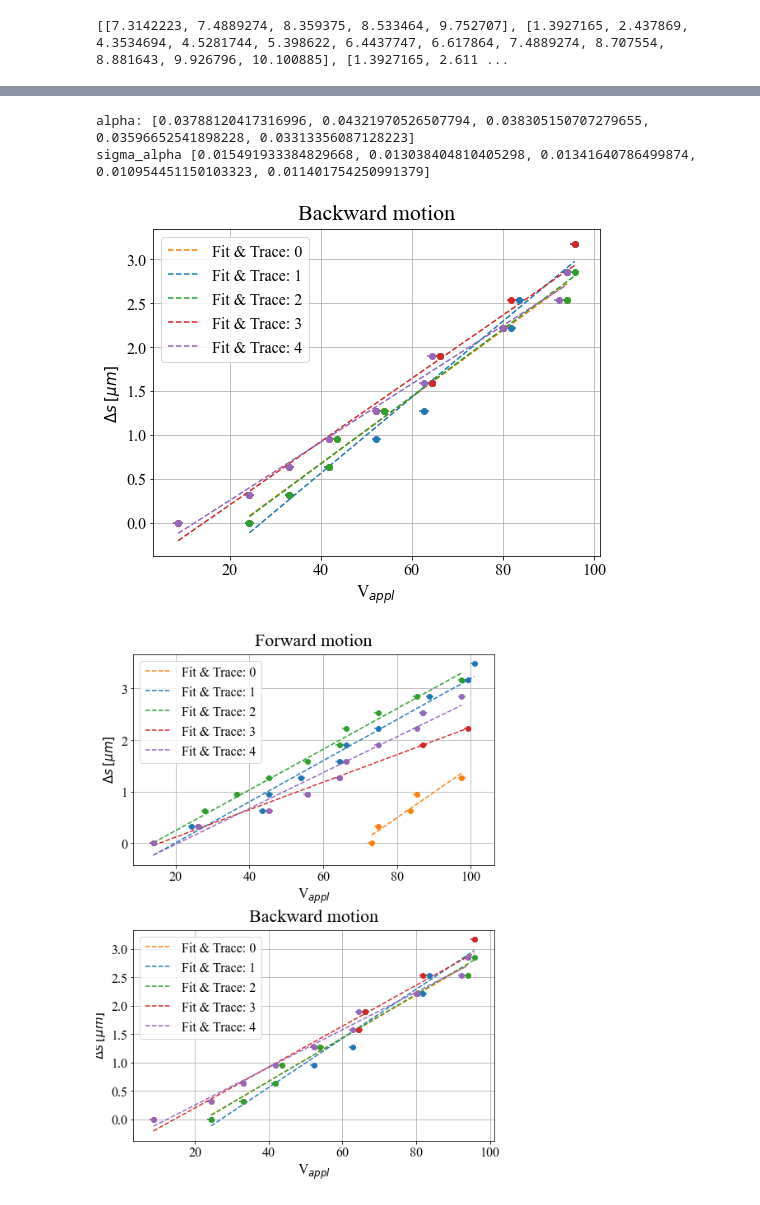
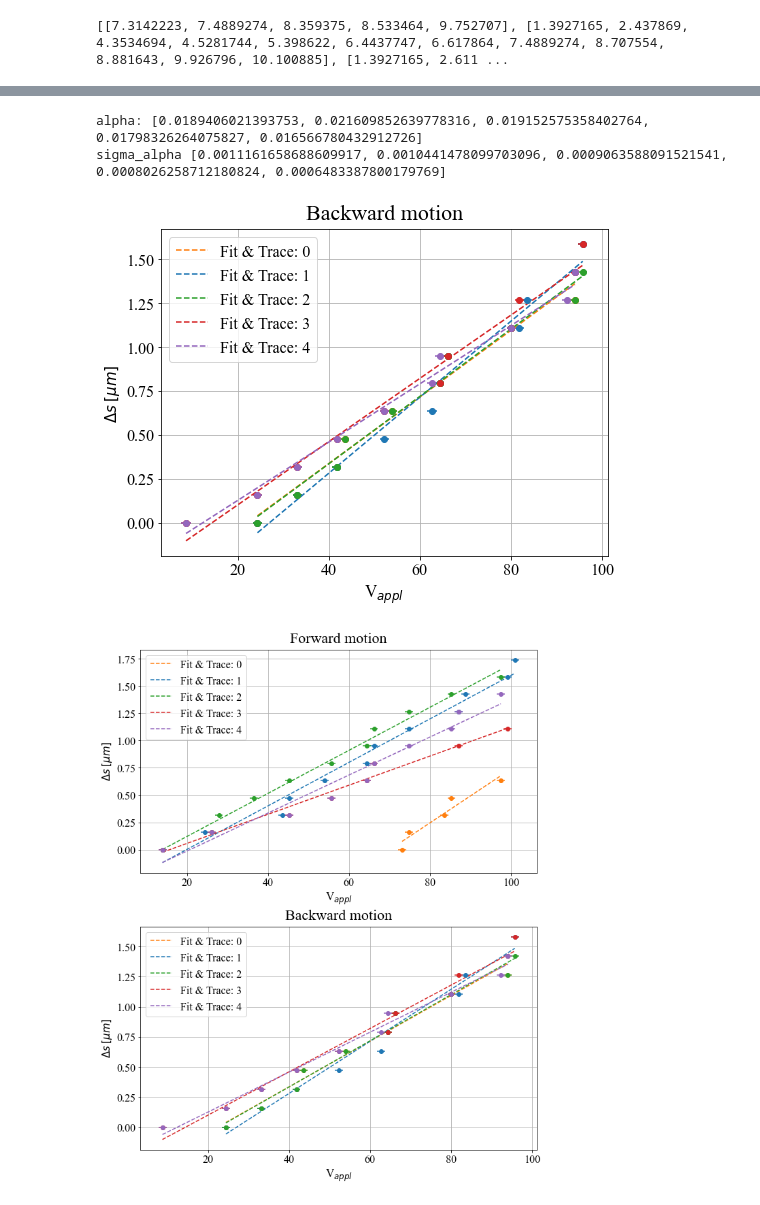
Before and after one commit to Neub28/Experimentel-Physics-2, a Jupyter notebook: Michelson-interferometer/Nicolai/Databehandling dag 1.ipynb, the cells around one changed output, grey strips where cells are left out. Saved outputs shown, nothing was run; the diff lists cells and outputs as text; code cells hidden in the pictures.

```diff
--- a/Michelson-interferometer/Nicolai/Databehandling dag 1.ipynb
+++ b/Michelson-interferometer/Nicolai/Databehandling dag 1.ipynb
@@ -476,7 +478,6 @@ print(forward_extrema)
 # %%
 fig, ax = plt.subplots(figsize=(8,6))
 
-del forward_extrema[-1]
 V_appl_list_f, delta_s_list_f = delta_s_maker(forward_extrema, True)
 
 alph_f = []
@@ -486,13 +487,15 @@ col_ary = ['tab:orange', 'tab:blue', 'tab:green', 'tab:red', 'tab:purple', 'tab:
 
 for i, V, s in zip(range(len(V_appl_list_f)), V_appl_list_f, delta_s_list_f) :
     V_new = multiplier(V, 10)
+    s = multiplier(s, 1/2)
 
-    p_opt, p_cov = curve_fit(straight_line, V_new, s, p0=init_guess, absolute_sigma=True)
+    init_guess = [0.02, 1]
+    p_opt, p_cov = curve_fit(straight_line, V_new, s, p0=init_guess, absolute_sigma=False)
     V_fit = np.linspace(min(V_new), max(V_new))
     s_fit = straight_line(V_fit, *p_opt)
 
     alph_f.append(p_opt[0])
-    uncer_f.append(np.sqrt(np.round(p_cov[0][0],5)))
+    uncer_f.append(np.sqrt(p_cov[0][0]))
 
     ax.errorbar(V_new, s, xerr = np.full(len(V_new), 1), fmt = 'o', color = col_ary[i])
     ax.plot(V_fit, s_fit, '--', label='Fit & Trace: {}'.format(i), color=col_ary[i])
@@ -523,14 +526,15 @@ col_ary = ['tab:orange', 'tab:blue', 'tab:green', 'tab:red', 'tab:purple', 'tab:
 
 for i, V, s in zip(range(len(V_appl_list_b)), V_appl_list_b, delta_s_list_b) :
     V_new = multiplier(V, 10)[::-1]
+    s = multiplier(s, 1/2)
 
     init_guess = [0.02, 1]
-    p_opt, p_cov = curve_fit(straight_line, V_new, s, p0=init_guess, absolute_sigma=True)
+    p_opt, p_cov = curve_fit(straight_line, V_new, s, p0=init_guess, absolute_sigma=False)
     V_fit = np.linspace(min(V_new), max(V_new))
     s_fit = straight_line(V_fit, *p_opt)
 
     alph_b.append(p_opt[0])
-    uncer_b.append(np.sqrt(np.round(p_cov[0][0],5)))
+    uncer_b.append(np.sqrt(p_cov[0][0]))
 
     ax.errorbar(V_new, s, xerr = np.full(len(V_new), 1), fmt = 'o', color = col_ary[i])
     ax.plot(V_fit, s_fit, '--', label='Fit & Trace: {}'.format(i), color=col_ary[i])
@@ -547,54 +551,52 @@ print('sigma_alpha', uncer_b)
 
 #plt.savefig("Trace1_dag1b.png", format="png")
 # %% [output]
-alpha: [0.03788120417316996, 0.04321970526507794, 0.038305150707279655, 0.03596652541898228, 0.03313356087128223]
-sigma_alpha [0.015491933384829668, 0.013038404810405298, 0.01341640786499874, 0.010954451150103323, 0.011401754250991379]
+alpha: [0.0189406021393753, 0.021609852639778316, 0.019152575358402764, 0.01798326264075827, 0.016566780432912726]
+sigma_alpha [0.0011161658688609917, 0.0010441478099703096, 0.0009063588091521541, 0.0008026258712180824, 0.0006483387800179769]
-[figure, old version]
+[figure, new version]
 # %%
-fig, ax = plt.subplots(2, 1, figsize=(8,10))
+fig, ax = plt.subplots(2, 1, figsize=(10,12))
 fig.tight_layout(pad=5)
 legend_size = 12
 
 for i, V, s in zip(range(len(V_appl_list_f)), V_appl_list_f, delta_s_list_f) :
     V_new = multiplier(V, 10)
+    s = multiplier(s, 1/2)
 
     p_opt, p_cov = curve_fit(straight_line, V_new, s, p0=init_guess, absolute_sigma=True)
     V_fit = np.linspace(min(V_new), max(V_new))
     s_fit = straight_line(V_fit, *p_opt)
 
-    alph_f.append(p_opt[0])
-    uncer_f.append(np.round(p_cov[0][0],5))
 
     ax[0].errorbar(V_new, s, xerr = np.full(len(V_new), 1), fmt = 'o', color = col_ary[i])
     ax[0].plot(V_fit, s_fit, '--', label='Fit & Trace: {}'.format(i), color=col_ary[i])
 
 ax[0].legend()
 ax[0].grid()
 ax[0].set_xlabel("V$_{appl}$", fontsize=17)
 ax[0].set_ylabel("$\Delta s$ $[\mu m]$", fontsize=15)
 ax[0].set_title("Forward motion", pad = 10)
 
 for i, V, s in zip(range(len(V_appl_list_b)), V_appl_list_b, delta_s_list_b) :
     V_new = multiplier(V, 10)[::-1]
+    s = multiplier(s, 1/2)
 
     init_guess = [0.02, 1]
     p_opt, p_cov = curve_fit(straight_line, V_new, s, p0=init_guess, absolute_sigma=True)
     V_fit = np.linspace(min(V_new), max(V_new))
     s_fit = straight_line(V_fit, *p_opt)
 
-    alph_b.append(p_opt[0])
-    uncer_b.append(np.round(p_cov[0][0],5))
 
     ax[1].errorbar(V_new, s, xerr = np.full(len(V_new), 1), fmt = 'o', color = col_ary[i])
     ax[1].plot(V_fit, s_fit, '--', label='Fit & Trace: {}'.format(i), color=col_ary[i])
 
 
 ax[1].legend()
 ax[1].grid()
 ax[1].set_xlabel("V$_{appl}$", fontsize=17)
 ax[1].set_ylabel("$\Delta s$ $[\mu m]$", fontsize=15)
 ax[1].set_title("Backward motion", pad = 10)
 
-#plt.savefig("Trace1.png", format="png")
+plt.savefig("Trace1.png", format="png")
 # %% [output]
-[figure, old version]
+[figure, new version]
```
Also changed, not shown: parts of 13 cells of this notebook, 15 other files.
